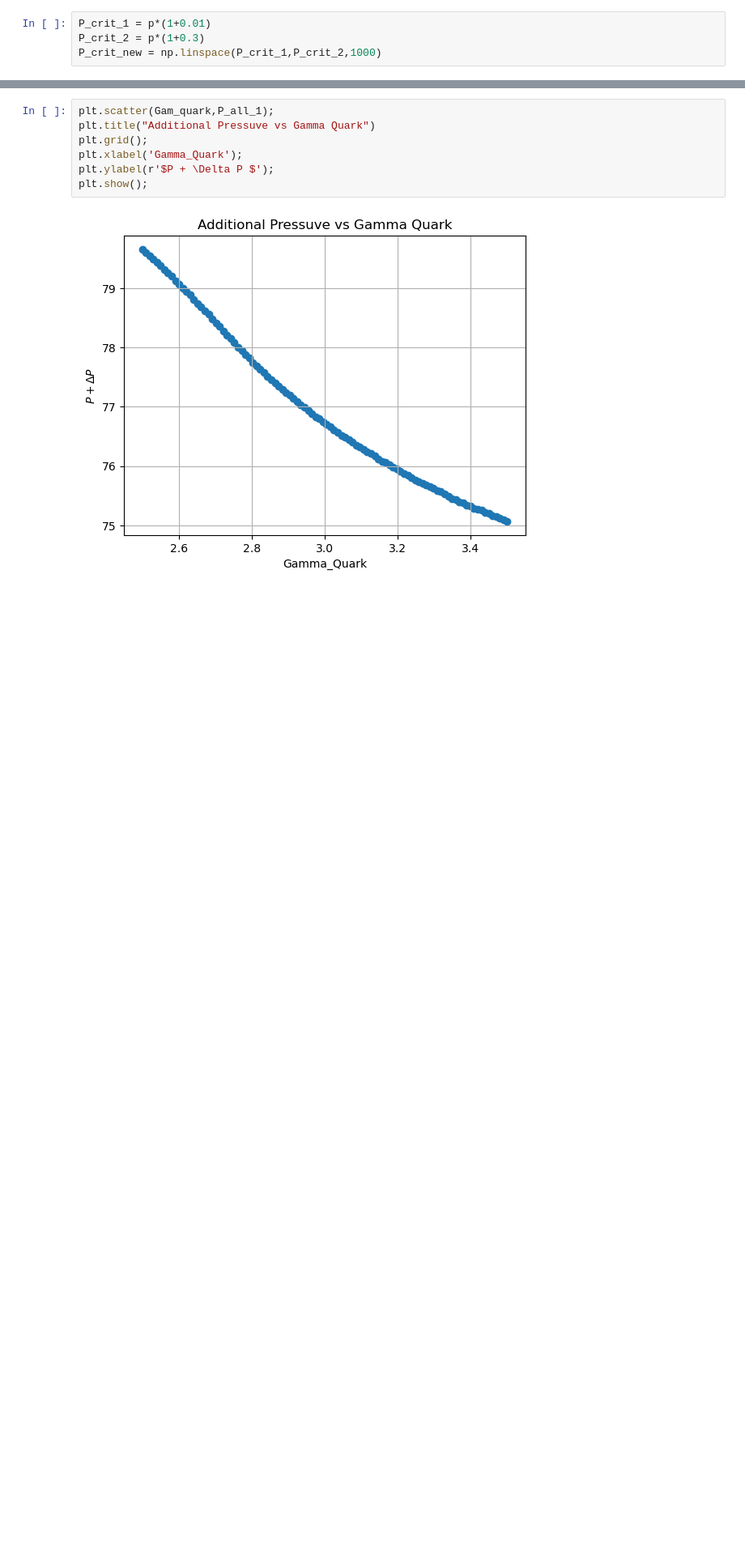
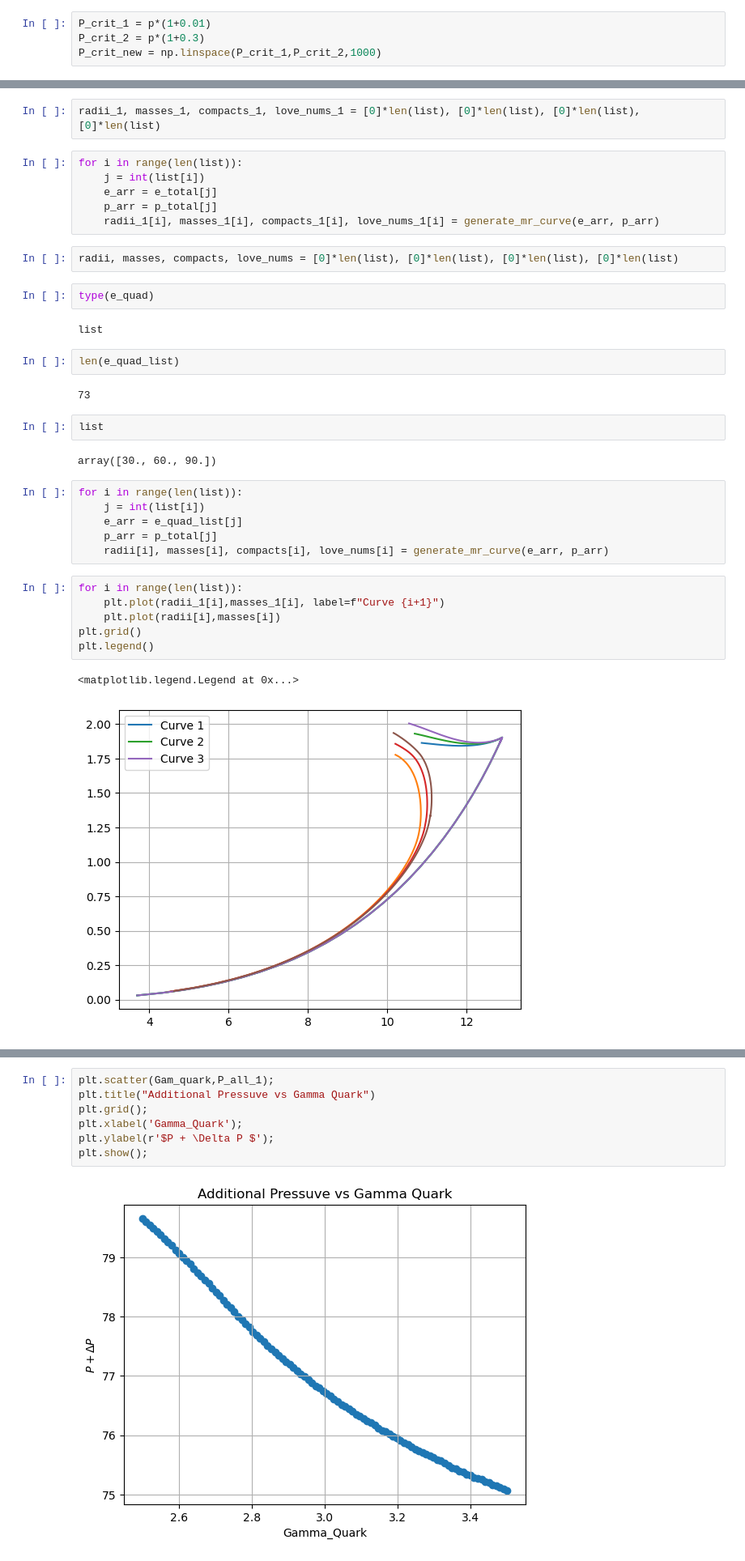
Before and after one commit to katta626/Phase_Transition, a Jupyter notebook: code/Relation_Codes/Different_GammaQ.ipynb, the cells around one changed output, grey strips where cells are left out. Shown at 81% size. Drawn from its saved outputs; the diff is of its cells as text; blank space fills up the shorter version.

```diff
--- a/code/Relation_Codes/Different_GammaQ.ipynb
+++ b/code/Relation_Codes/Different_GammaQ.ipynb
@@ -318,0 +325,37 @@ for index in range(len(mu_total)):
+# %%
+radii_1, masses_1, compacts_1, love_nums_1 = [0]*len(list), [0]*len(list), [0]*len(list), [0]*len(list)
+# %%
+for i in range(len(list)):
+    j = int(list[i])
+    e_arr = e_total[j]
+    p_arr = p_total[j]
+    radii_1[i], masses_1[i], compacts_1[i], love_nums_1[i] = generate_mr_curve(e_arr, p_arr)
+# %%
+radii, masses, compacts, love_nums = [0]*len(list), [0]*len(list), [0]*len(list), [0]*len(list)
+# %%
+type(e_quad)
+# %% [output]
+list
+# %%
+len(e_quad_list)
+# %% [output]
+73
+# %%
+list
+# %% [output]
+array([30., 60., 90.])
+# %%
+for i in range(len(list)):
+    j = int(list[i])
+    e_arr = e_quad_list[j]
+    p_arr = p_total[j]
+    radii[i], masses[i], compacts[i], love_nums[i] = generate_mr_curve(e_arr, p_arr)
+# %%
+for i in range(len(list)):
+    plt.plot(radii_1[i],masses_1[i], label=f"Curve {i+1}")
+    plt.plot(radii[i],masses[i])
+plt.grid()
+plt.legend()
+# %% [output]
+<matplotlib.legend.Legend at 0x...>
+[figure, added]
```
Also changed, not shown: parts of 29 cells of this notebook, 1 other file.
